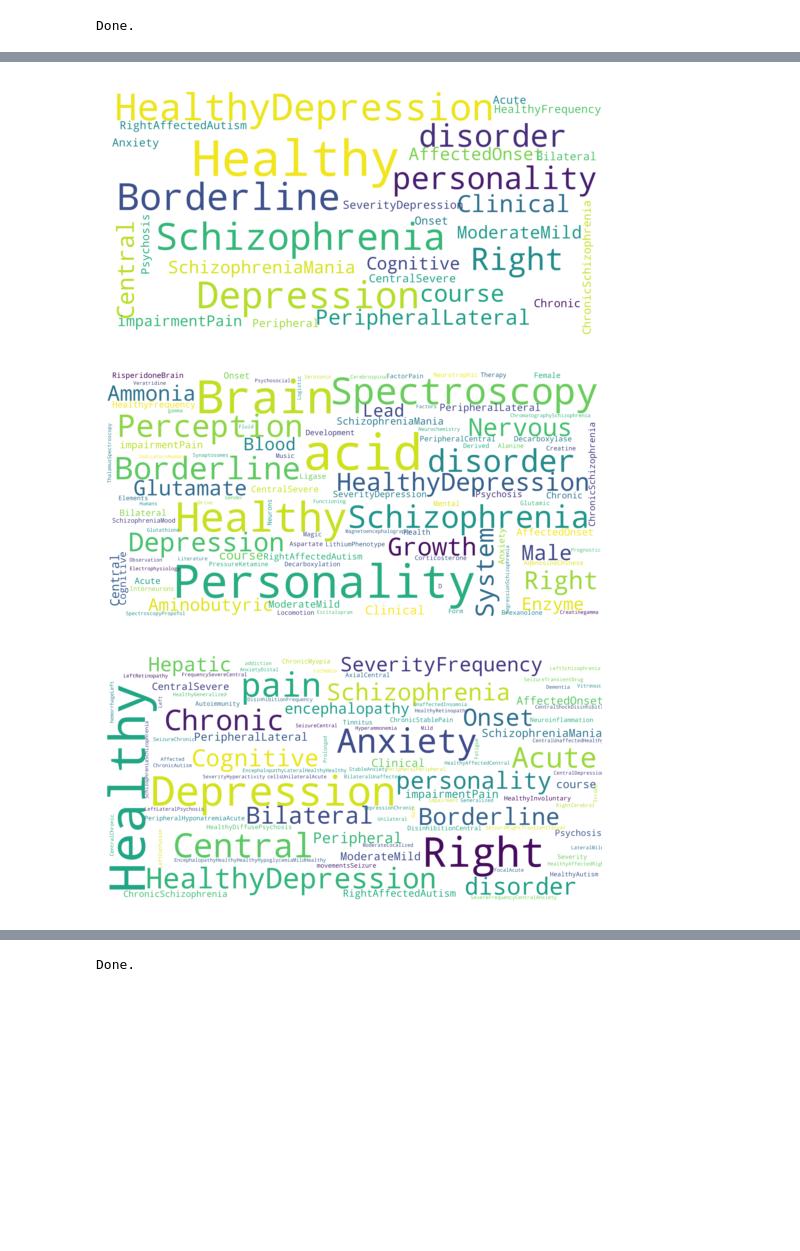
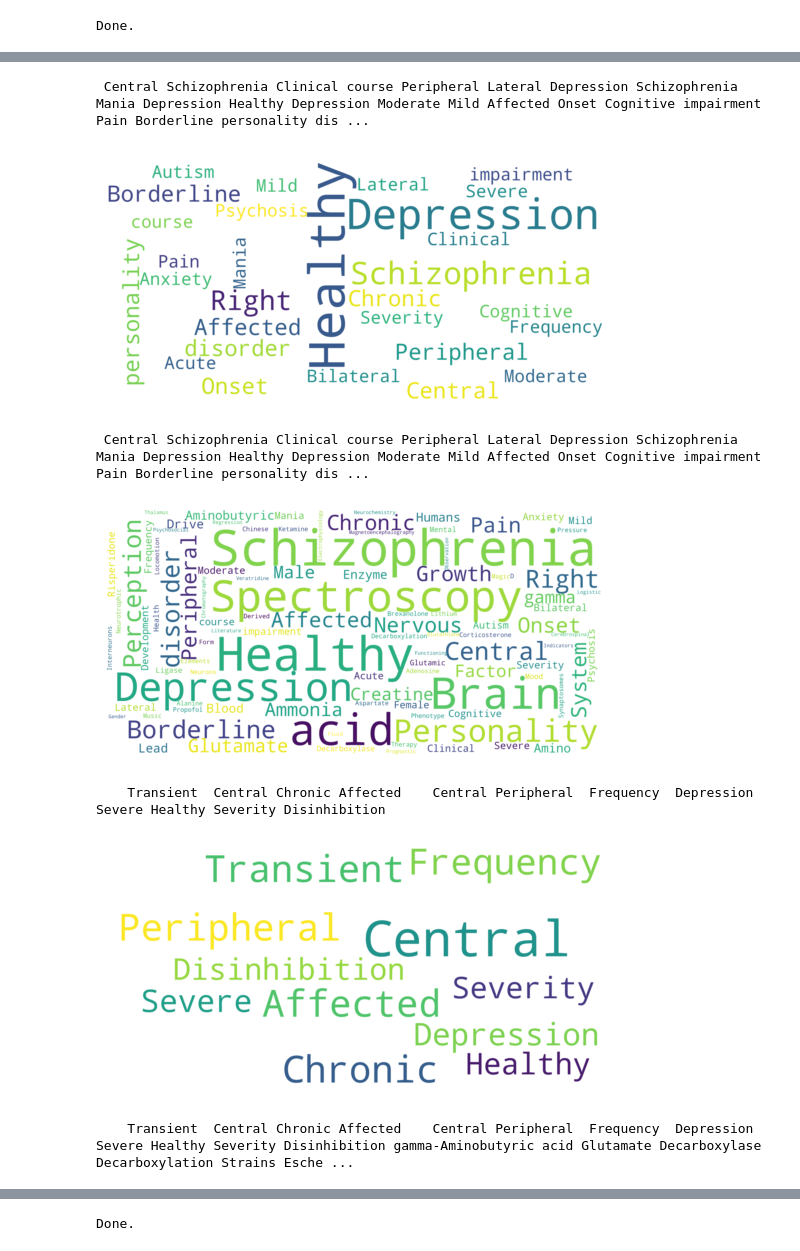
Before and after one commit to DanielTatem11/IR-IEPipelineForBioMedResearch, a Jupyter notebook: SimplifiedRetrievalPipeline.ipynb, the cells around one changed output, grey strips where cells are left out. Drawn from its saved outputs; the diff is of its cells as text; code cells hidden in the pictures; blank space fills up the shorter version.

Commit message:
Added more visualizations
saving state for code review and cleanup

```diff
--- a/SimplifiedRetrievalPipeline.ipynb
+++ b/SimplifiedRetrievalPipeline.ipynb
@@ -436,6 +433,7 @@ def find_comentions(thes, doc):
     j = 0
     sentences = []
     proximity_list = []
+    count = 0
     #print(doc)
     for sentence in doc.sents:
         #print(sentence)
@@ -447,6 +445,7 @@ def find_comentions(thes, doc):
                 #print(term)
                 if term_seen:
                     if (word.text in thes[term]) and (word.text not in thes[prev_term]):
+                        count = count + 1
                         #print(word.text + "Calculated!!")
                         #print(word.i)
                         proximity_list.append(int(word.i - first_i))
@@ -456,6 +455,7 @@ def find_comentions(thes, doc):
                             sentences.append(j)
                         break
                 elif (word.text in thes[term]):
+                    count = count + 1
                     #print(word.text)
                     #print(word.i)
                     term_seen = True
@@ -463,7 +463,7 @@ def find_comentions(thes, doc):
                     prev_term = term
                     break
         j= j+1
-    return (sentences, proximity_list)
+    return (sentences, proximity_list, count)
 
 def extract_comentions(doc, sentences):
     j = 0
@@ -526,6 +526,7 @@ def bm_reranking(records, query_terms):
                 #doc = nlp(abstract_text)
                 #Preprocess abstracts with punct and stopword removal
                 abstract_text_clean = re.sub(r'/', ' ', abstract_text) #removes / characters because of unique case involving scispacy NER, combines query1/query2 into an unrecognizable token
+                abstract_text_clean = stopword_remove(abstract_text_clean)
                 doc = nlp(abstract_text_clean)
                 #removes punctuation that does not indicate the end of a sentence
                 text_no_punct = [token.text for token in doc if not (token.is_punct or token.is_left_punct or token.is_right_punct) or (token.text ==  ("." or "!" or "?"))]
@@ -554,7 +555,7 @@ def bm_reranking(records, query_terms):
     prerankings.columns = ["PMID", "Title", "Abstract", "BM25 Relevancy Score"]
     bmrankings= prerankings.sort_values(by=["BM25 Relevancy Score"], ascending=False).reset_index(drop=True)
 
-    return bmrankings.iloc[:15], bmrankings
+    return bmrankings.iloc[:15].copy(), bmrankings
 
 bmtop15,bmrankings = bm_reranking(records_pubmed, ["GABA","Glutamate"])
 # %% [output]
@@ -694,6 +622,7 @@ def reranking(records, query_terms):
     abstracts = []
     relevancy_score = {}
     comention_sentences = []
+    raw_counts = []
     i = 0
     j = 0
     for record in records:
@@ -717,13 +646,13 @@ def reranking(records, query_terms):
                 text_no_punct= ' '.join(token.text for token in text_no_punct)
 
                 doc_no_punct= nlp(text_no_punct)
-                (comention_sents_indices, proximity_count) = find_comentions(doc=doc_no_punct, thes=inner_thesaurus)
+                (comention_sents_indices, proximity_count, raw_count) = find_comentions(doc=doc_no_punct, thes=inner_thesaurus)
 
 
                 # DataFrame data collection
                 pmids.append(pmid)
                 relevancy_score[pmid] = calc_relevancy_score(proximity_count)
-
+                raw_counts.append(raw_count)
                 titles.append(str(record['PubmedArticle'][0]['MedlineCitation']['Article']['ArticleTitle']))
                 try:
                     abstract_text = "".join(str(i) for i in (record['PubmedArticle'][0]['MedlineCitation']['Article']['Abstract']['AbstractText']))
@@ -741,8 +670,8 @@ def reranking(records, query_terms):
     print("Num records proccessed: " + str(j))
 
     # Relevancy score will be used to calculate the index.
-    prerankings = pd.DataFrame(data=[pmids, titles, abstracts, relevancy_score.values(), comention_sentences]).transpose()
-    prerankings.columns = ["PMID", "Title", "Abstract", "Relevancy Score", "Comention Sentences"]
+    prerankings = pd.DataFrame(data=[pmids, titles, abstracts, relevancy_score.values(), raw_counts, comention_sentences]).transpose()
+    prerankings.columns = ["PMID", "Title", "Abstract", "Relevancy Score", "Number of Query Terms Found", "Comention Sentences"]
     #FIXME: remove plotting
 
 
@@ -954,36 +1006,40 @@ bmrankings_mergedtop15.to_csv("Glutamate and GABA_BM8.csv")
 # %%
 """
 Documentation generate_wordclouds()
 
 Uses Wordcloud() to generate wordclouds for the annotated records.
 
 Arguments:
     * ont: List of ontology codes.
     * rankings: Pandas dataframe of ranked items
 
 """
 def generate_wordclouds(ont, rankings):
     sources = ont.split(",")
     text = ""
 
     for source in sources:
         temp = rankings[source]
-        for items in temp:
-            for element in items:
-                text += element.strip("''")
-
+        for item in temp:
+            annotations = item.split(",")
+            for element in annotations:
+                text += " " + element.strip(" ''")
         wordcloud = WordCloud(max_font_size=40, max_words=100, background_color="white", normalize_plurals = True, scale = 15 ).generate(text)
         plt.figure()
         plt.imshow(wordcloud, interpolation="bilinear")
         plt.axis("off")
         plt.show()
         wordcloud = WordCloud().generate(text)
 
-    # Create and generate a word cloud image:
+# Create and generate a word cloud image:
 
 generate_wordclouds(ont, rankings)
-generate_wordclouds(ont, top_100)
+generate_wordclouds(ont, bmtop15)
 # %% [output]
+ Central Schizophrenia Clinical course Peripheral Lateral Depression Schizophrenia Mania Depression Healthy Depression Moderate Mild Affected Onset Cognitive impairment Pain Borderline personality dis ...
-[figure, old version]
+[figure, new version]
+ Central Schizophrenia Clinical course Peripheral Lateral Depression Schizophrenia Mania Depression Healthy Depression Moderate Mild Affected Onset Cognitive impairment Pain Borderline personality dis ...
-[figure, old version]
+[figure, new version]
+    Transient  Central Chronic Affected    Central Peripheral  Frequency  Depression Severe Healthy Severity Disinhibition
-[figure, old version]
+[figure, new version]
+    Transient  Central Chronic Affected    Central Peripheral  Frequency  Depression Severe Healthy Severity Disinhibition gamma-Aminobutyric acid Glutamate Decarboxylase Decarboxylation Strains Esche ...
```
Also changed, not shown: parts of 28 cells of this notebook.
